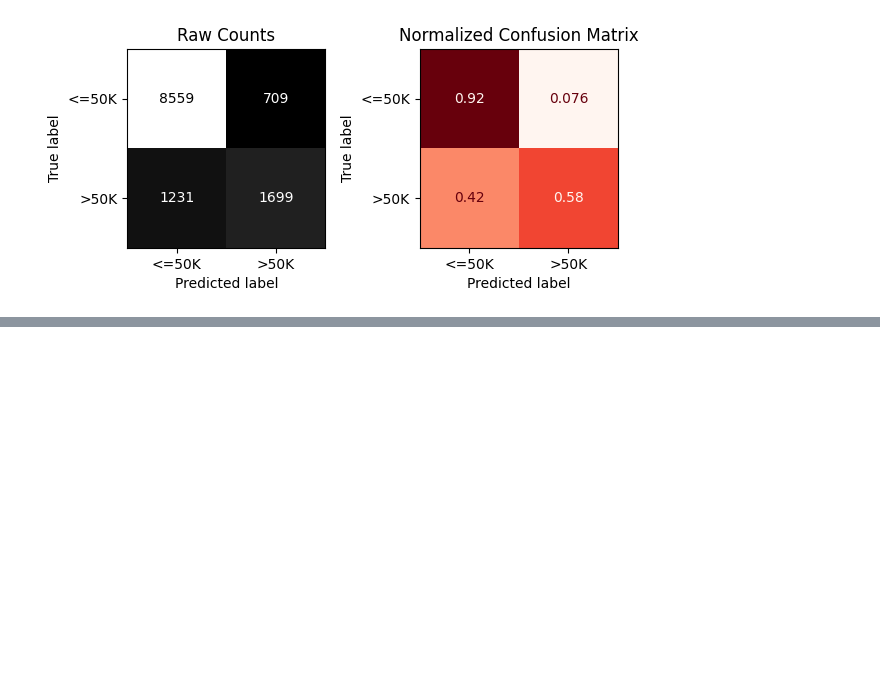
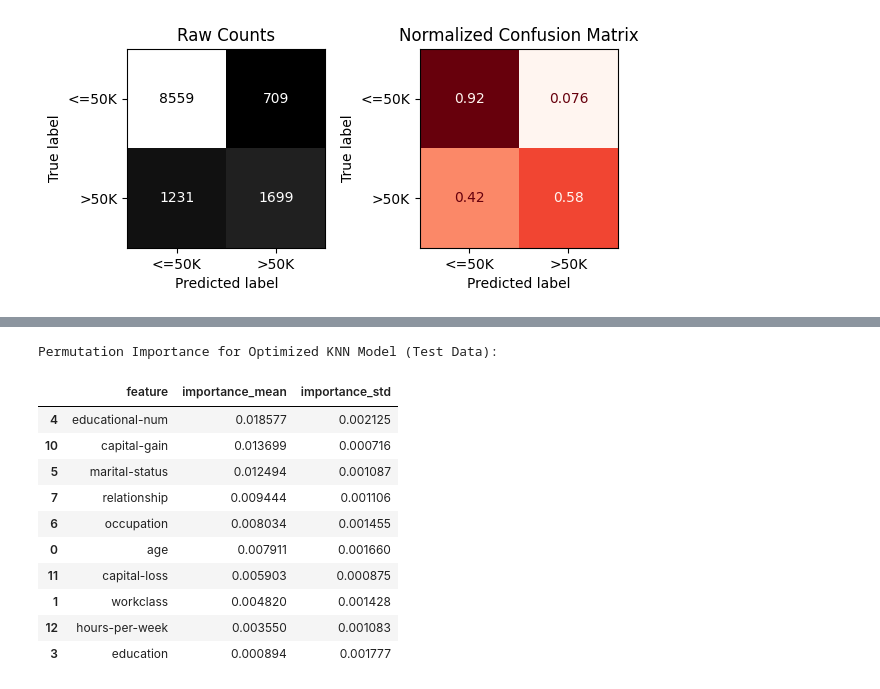
Before and after one commit to Dounia-Awni/Adult_Income_Project, a Jupyter notebook: Project2.ipynb, the cells around one changed output, grey strips where cells are left out. Cells and saved outputs as stored; diff of their text form; code cells hidden in the pictures; blank space fills up the shorter version.

```diff
--- a/Project2.ipynb
+++ b/Project2.ipynb
@@ -1171,0 +1203,41 @@ weighted avg       0.83      0.84      0.84     12198
+# %%
+from sklearn.inspection import permutation_importance
+import matplotlib.pyplot as plt
+import pandas as pd
+
+SEED = 42 # Define SEED for reproducibility
+
+# Get the best KNN model from the GridSearchCV result
+best_knn_model = grid_knn.best_estimator_
+
+# Calculate permutation importance on the test set
+result = permutation_importance(
+    best_knn_model, X_test, y_test, n_repeats=10, random_state=SEED, n_jobs=-1, scoring='accuracy'
+)
+
+# Organize the results into a DataFrame
+importance_df = pd.DataFrame({
+    'feature': X_test.columns,
+    'importance_mean': result.importances_mean,
+    'importance_std': result.importances_std
+})
+
+# Sort by importance_mean in descending order
+importance_df = importance_df.sort_values(by='importance_mean', ascending=False)
+
+# Display the top features
+print("Permutation Importance for Optimized KNN Model (Test Data):")
+display(importance_df.head(10))
+# %% [output]
+Permutation Importance for Optimized KNN Model (Test Data):
+|  | feature | importance_mean | importance_std |
+| 4 | educational-num | 0.018577 | 0.002125 |
+| 10 | capital-gain | 0.013699 | 0.000716 |
+| 5 | marital-status | 0.012494 | 0.001087 |
+| 7 | relationship | 0.009444 | 0.001106 |
+| 6 | occupation | 0.008034 | 0.001455 |
+| 0 | age | 0.007911 | 0.001660 |
+| 11 | capital-loss | 0.005903 | 0.000875 |
+| 1 | workclass | 0.004820 | 0.001428 |
+| 12 | hours-per-week | 0.003550 | 0.001083 |
+| 3 | education | 0.000894 | 0.001777 |
```
Also changed, not shown: parts of 13 cells of this notebook.
